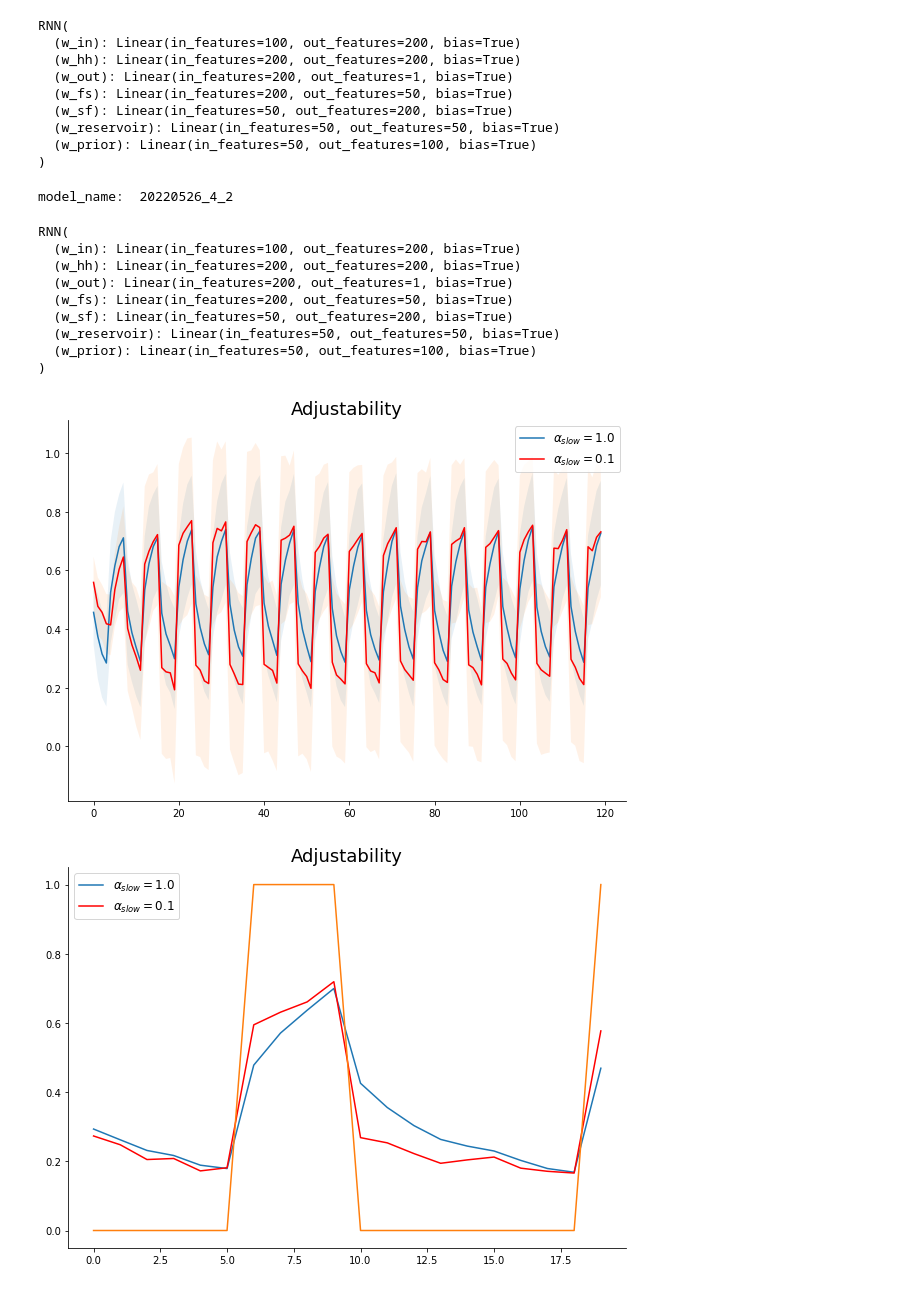
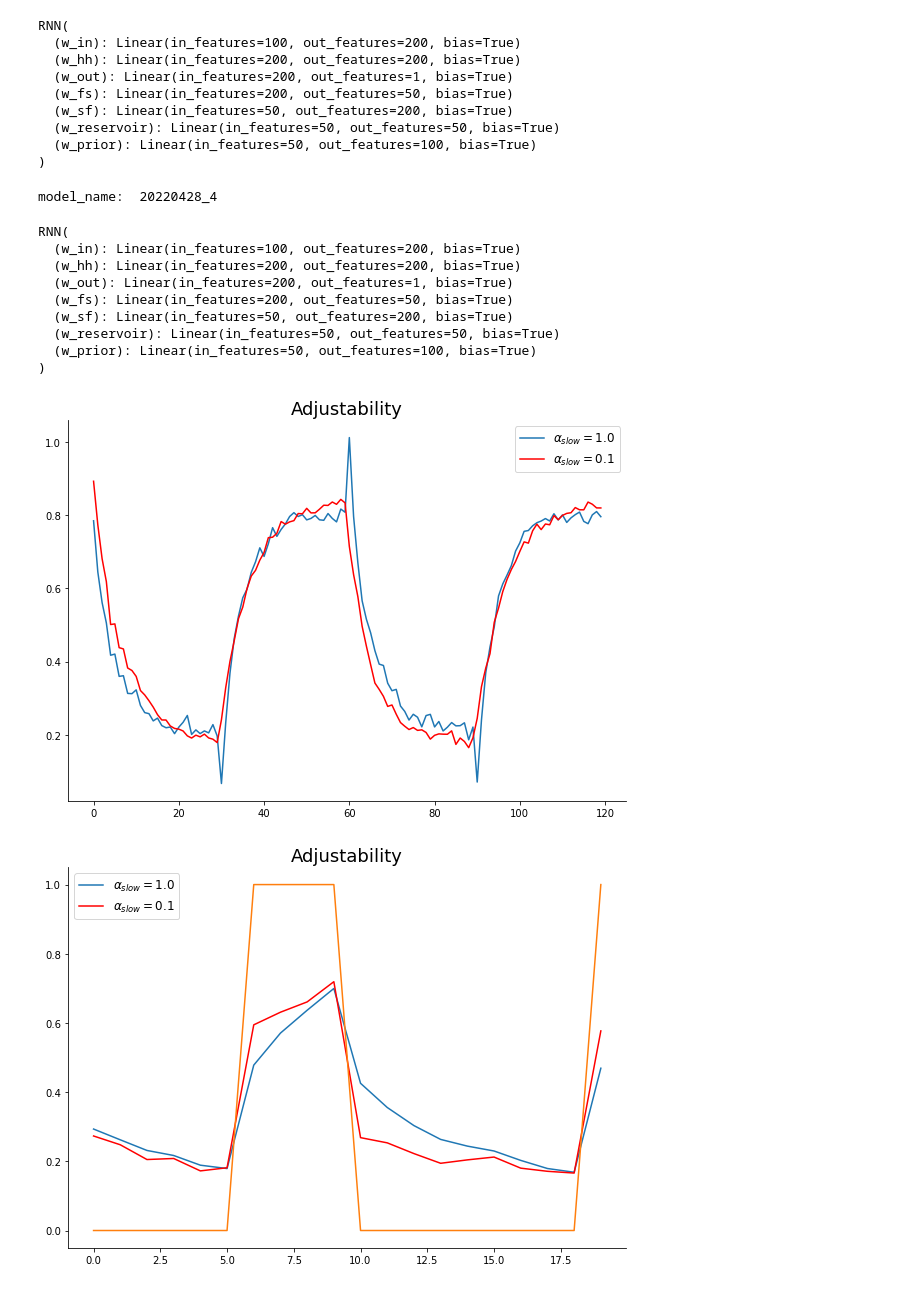
Before and after one commit to tripdancer0916/slow-reservoir, a Jupyter notebook: notebook/bayesian_inference_in_dynamic_state3.ipynb, the cells around one changed output. Saved outputs shown, nothing was run; the diff lists cells and outputs as text; code cells hidden in the pictures.

```diff
--- a/notebook/bayesian_inference_in_dynamic_state3.ipynb
+++ b/notebook/bayesian_inference_in_dynamic_state3.ipynb
@@ -104,7 +104,7 @@ RNN(
   (w_prior): Linear(in_features=50, out_features=100, bias=True)
 )
 # %%
-config_path = '../slow_reservoir/trained_model/dynamic_state_random/20220526_4_2/20220526_4_2.cfg'
+config_path = '../slow_reservoir/trained_model/dynamic_state_random/20220428_4/20220428_4.cfg'
 with open(config_path, 'r') as f:
     cfg = yaml.safe_load(f)
 
@@ -129,7 +129,7 @@ model_path = f'../slow_reservoir/trained_model/dynamic_state_random/{model_name}
 model_4.load_state_dict(torch.load(model_path, map_location=device))
 model_4.eval()
 # %% [output]
-model_name:  20220526_4_2
+model_name:  20220428_4
 RNN(
   (w_in): Linear(in_features=100, out_features=200, bias=True)
   (w_hh): Linear(in_features=200, out_features=200, bias=True)
@@ -141,8 +141,8 @@ RNN(
 )
 # %%
 state_list = [
-    State(mu=-0.5, sigma=0.2),
-    State(mu=0.5, sigma=0.2),
+    State(mu=-0.5, sigma=0.45),
+    State(mu=0.5, sigma=0.45),
 ]
 # %%
 sample_num = 500
@@ -152,7 +152,7 @@ input_signal, true_signal_list, signal_mu_list = make_signal(
     state_list=state_list,
     time_length=time_length,
     uncertainty=0.5,
-    interval=4,
+    interval=30,
 )
 
 inputs = torch.from_numpy(input_signal).float()
@@ -202,25 +202,25 @@ alpha_4_std = np.std(alpha_samples_4, axis=0)
 # %%
 plt.figure(figsize=(10, 7))
 
 plt.plot(alpha_1, label=r'$\alpha_{slow}=1.0$')
-plt.fill_between(range(time_length), alpha_1-alpha_1_std, alpha_1+alpha_1_std, alpha=.1)
+# plt.fill_between(range(time_length), alpha_1-alpha_1_std, alpha_1+alpha_1_std, alpha=.1)
 plt.plot(alpha_4, label=r'$\alpha_{slow}=0.1$', color='red')
-plt.fill_between(range(time_length), alpha_4-alpha_4_std, alpha_4+alpha_4_std, alpha=.1)
+# plt.fill_between(range(time_length), alpha_4-alpha_4_std, alpha_4+alpha_4_std, alpha=.1)
 # plt.plot(np.array(freq[:time_length])*(-1)+1)
 # plt.ylim([-0.2, 1.2])
 
 plt.legend(fontsize=12)
 
 plt.gca().spines['right'].set_visible(False)
 plt.gca().spines['top'].set_visible(False)
 plt.gca().yaxis.set_ticks_position('left')
 plt.gca().xaxis.set_ticks_position('bottom')
 
 plt.title('Adjustability', fontsize=18)
-# plt.savefig('results/20220524/adjustability_5.png')
+plt.savefig('results/adjustability_6.png')
 plt.show()
 # %% [output]
-[figure, old version]
+[figure, new version]
 # %%
 plt.figure(figsize=(10, 7))
 
```
Also changed, not shown: 2 other files.
